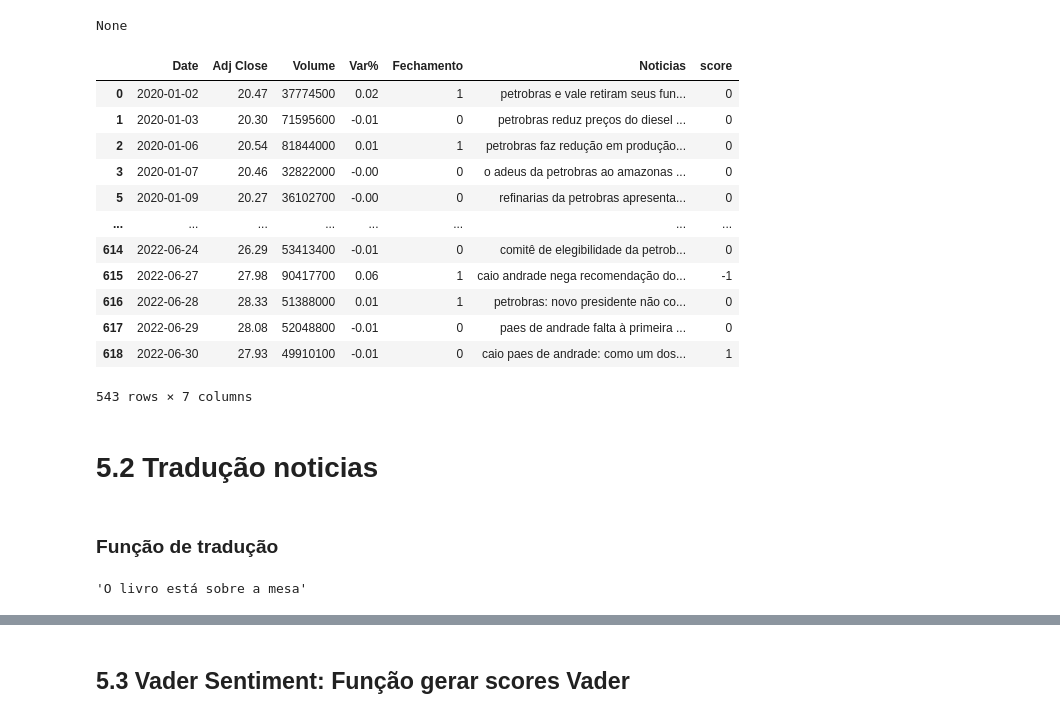
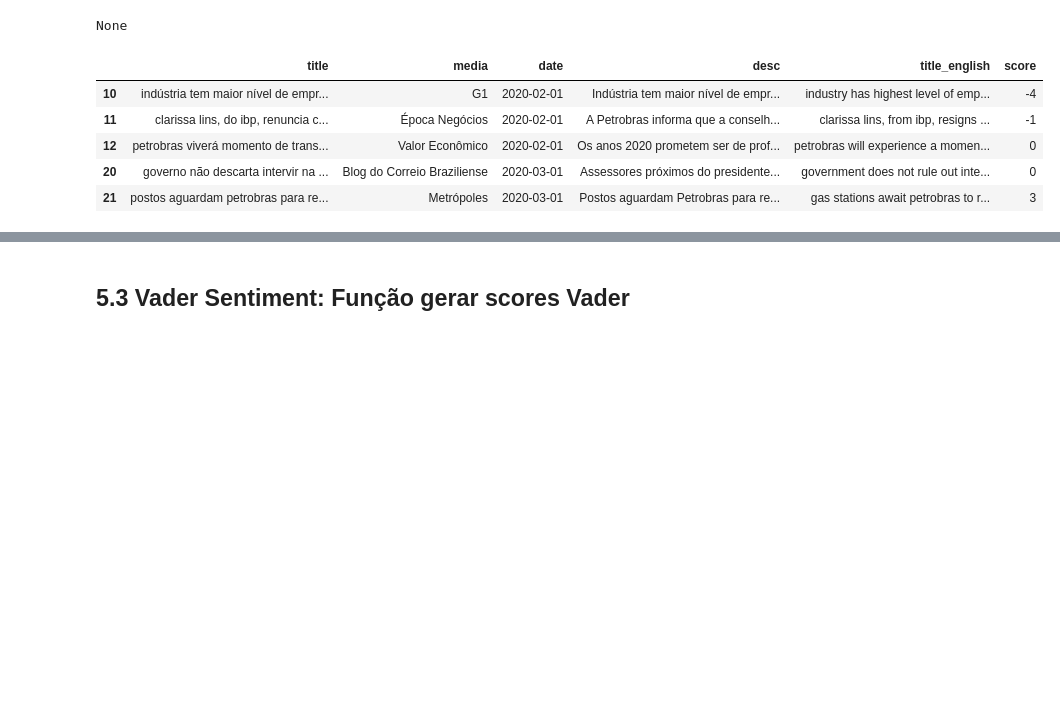
Before and after one commit to webercg/NLP---Daily-News-for-Stock-Market-Prediction, a Jupyter notebook: datasets e notebooks/Notebook final - Todos experimentos-Copy1.ipynb, the cells around one changed output, grey strips where cells are left out. Drawn from its saved outputs; the diff is of its cells as text; code cells hidden in the pictures; blank space fills up the shorter version.

```diff
--- a/datasets e notebooks/Notebook final - Todos experimentos-Copy1.ipynb
+++ b/datasets e notebooks/Notebook final - Todos experimentos-Copy1.ipynb
@@ -550,2 +523,0 @@ for i in df.date.unique():
-# %%
-pd.set_option('display.max_rows', 50)
@@ -757,0 +536,3 @@ Será realizado o levantamento das palavras mais frequentes em notícias para in
+# %%
+df['title_english'] = df['title'].apply(lambda x: traduzir(x))
+df
@@ -818,23 +611,14 @@ None
 # %%
 versoes_sentilex = ['65_1','65_2','65_3','65_4','65_5','70_1','70_2','70_3','70_4','70_5','75_1','75_2','75_3','75_4','75_5','80_1','80_2','80_3','80_4','80_5']
 # %%
-df_final['score'] = df_final['Noticias'].apply(lambda x: Score_sentimento(x))
-df_final
+dic_palavra_polaridade  = montar_dicionario('70_3')
+
+df['score'] = df['title'].apply(lambda x: Score_sentimento(str(x)))
+df.head()
 # %% [output]
-|  | Date | Adj Close | Volume | Var% | Fechamento | Noticias | score |
-| 0 | 2020-01-02 | 20.47 | 37774500 | 0.02 | 1 | petrobras e vale retiram seus fun... | 0 |
-| 1 | 2020-01-03 | 20.30 | 71595600 | -0.01 | 0 | petrobras reduz preços do diesel ... | 0 |
-| 2 | 2020-01-06 | 20.54 | 81844000 | 0.01 | 1 | petrobras faz redução em produção... | 0 |
-| 3 | 2020-01-07 | 20.46 | 32822000 | -0.00 | 0 | o adeus da petrobras ao amazonas ... | 0 |
-| 5 | 2020-01-09 | 20.27 | 36102700 | -0.00 | 0 | refinarias da petrobras apresenta... | 0 |
-| ... | ... | ... | ... | ... | ... | ... | ... |
-| 614 | 2022-06-24 | 26.29 | 53413400 | -0.01 | 0 | comitê de elegibilidade da petrob... | 0 |
-| 615 | 2022-06-27 | 27.98 | 90417700 | 0.06 | 1 | caio andrade nega recomendação do... | -1 |
-| 616 | 2022-06-28 | 28.33 | 51388000 | 0.01 | 1 | petrobras: novo presidente não co... | 0 |
-| 617 | 2022-06-29 | 28.08 | 52048800 | -0.01 | 0 | paes de andrade falta à primeira ... | 0 |
-| 618 | 2022-06-30 | 27.93 | 49910100 | -0.01 | 0 | caio paes de andrade: como um dos... | 1 |
+|  | title | media | date | desc | title_english | score |
+| 10 | indústria tem maior nível de empr... | G1 | 2020-02-01 | Indústria tem maior nível de empr... | industry has highest level of emp... | -4 |
+| 11 | clarissa lins, do ibp, renuncia c... | Época Negócios | 2020-02-01 | A Petrobras informa que a conselh... | clarissa lins, from ibp, resigns ... | -1 |
+| 12 | petrobras viverá momento de trans... | Valor Econômico | 2020-02-01 | Os anos 2020 prometem ser de prof... | petrobras will experience a momen... | 0 |
+| 20 | governo não descarta intervir na ... | Blog do Correio Braziliense | 2020-03-01 | Assessores próximos do presidente... | government does not rule out inte... | 0 |
+| 21 | postos aguardam petrobras para re... | Metrópoles | 2020-03-01 | Postos aguardam Petrobras para re... | gas stations await petrobras to r... | 3 |
-543 rows × 7 columns
-# %% [markdown]
-# 5.2 Tradução noticias
-# %% [markdown]
-### Função de tradução
@@ -845,4 +624,0 @@ trans = Translator()
-# %%
-trans.translate("The book is on the table", dest = 'pt').text
-# %% [output]
-'O livro está sobre a mesa'
```
Also changed, not shown: parts of 107 cells of this notebook, 1 other file.
